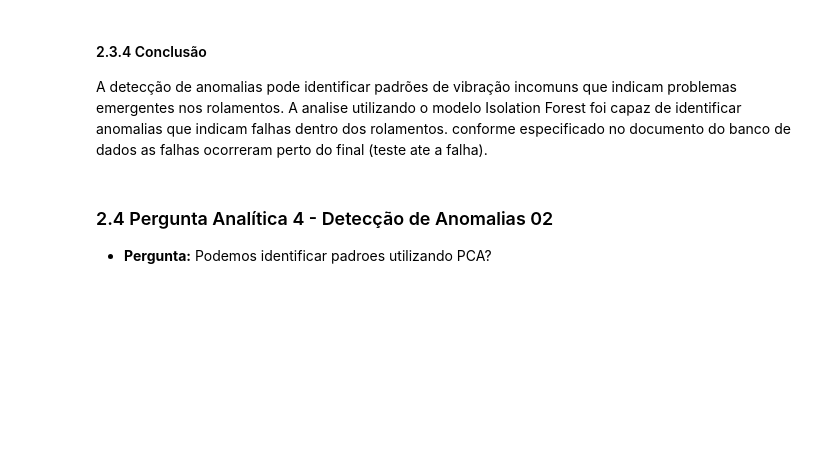
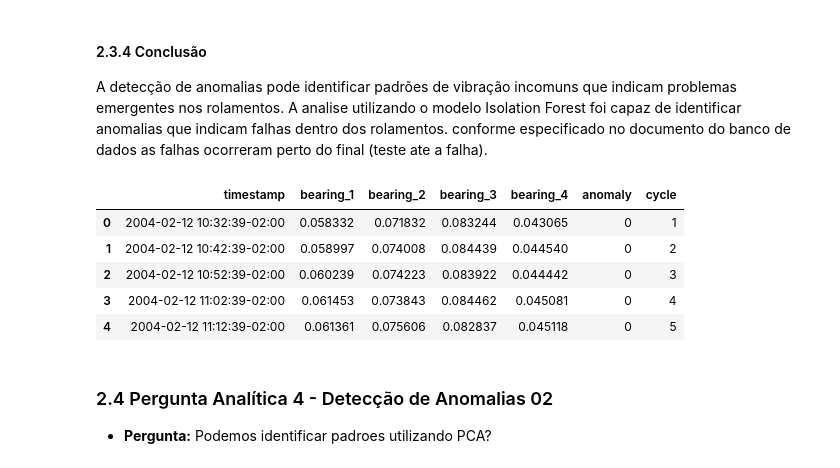
Before and after one commit to phpfontana/trabalho-bi-2024-01, a Jupyter notebook: notebooks/entrega-parcial-01.ipynb, the cells around one changed output. Saved outputs shown, nothing was run; the diff lists cells and outputs as text; code cells hidden in the pictures; blank space fills up the shorter version.

```diff
--- a/notebooks/01-entrega-parcial.ipynb
+++ b/notebooks/entrega-parcial-01.ipynb
@@ -384,6 +384,18 @@ plt.show()
 # %% [markdown]
 #### 2.3.4 Conclusão
 A detecção de anomalias pode identificar padrões de vibração incomuns que indicam problemas emergentes nos rolamentos. A analise utilizando o modelo Isolation Forest foi capaz de identificar anomalias que indicam falhas dentro dos rolamentos. conforme especificado no documento do banco de dados as falhas ocorreram perto do final (teste ate a falha).
+# %%
+# Turn each entry into a cycle
+data['cycle'] = range(1, len(data) + 1)
+# %%
+data.head()
+# %% [output]
+|  | timestamp | bearing_1 | bearing_2 | bearing_3 | bearing_4 | anomaly | cycle |
+| 0 | 2004-02-12 10:32:39-02:00 | 0.058332 | 0.071832 | 0.083244 | 0.043065 | 0 | 1 |
+| 1 | 2004-02-12 10:42:39-02:00 | 0.058997 | 0.074008 | 0.084439 | 0.044540 | 0 | 2 |
+| 2 | 2004-02-12 10:52:39-02:00 | 0.060239 | 0.074223 | 0.083922 | 0.044442 | 0 | 3 |
+| 3 | 2004-02-12 11:02:39-02:00 | 0.061453 | 0.073843 | 0.084462 | 0.045081 | 0 | 4 |
+| 4 | 2004-02-12 11:12:39-02:00 | 0.061361 | 0.075606 | 0.082837 | 0.045118 | 0 | 5 |
 # %% [markdown]
 ### 2.4 Pergunta Analítica 4 - Detecção de Anomalias 02
 - **Pergunta:**  Podemos identificar padroes utilizando PCA?
```
Also changed, not shown: parts of 1 cell of this notebook, 11 other files.
